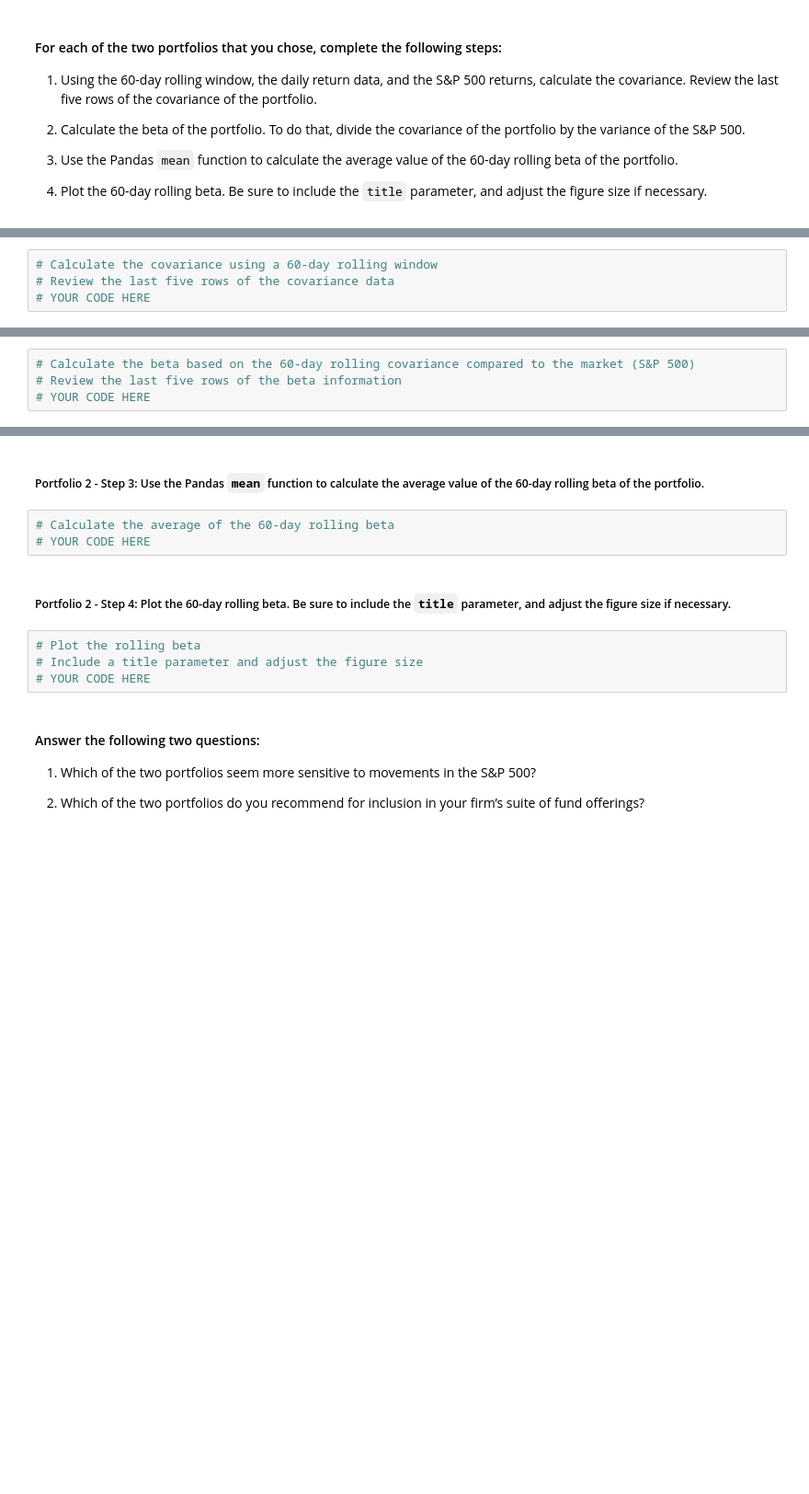
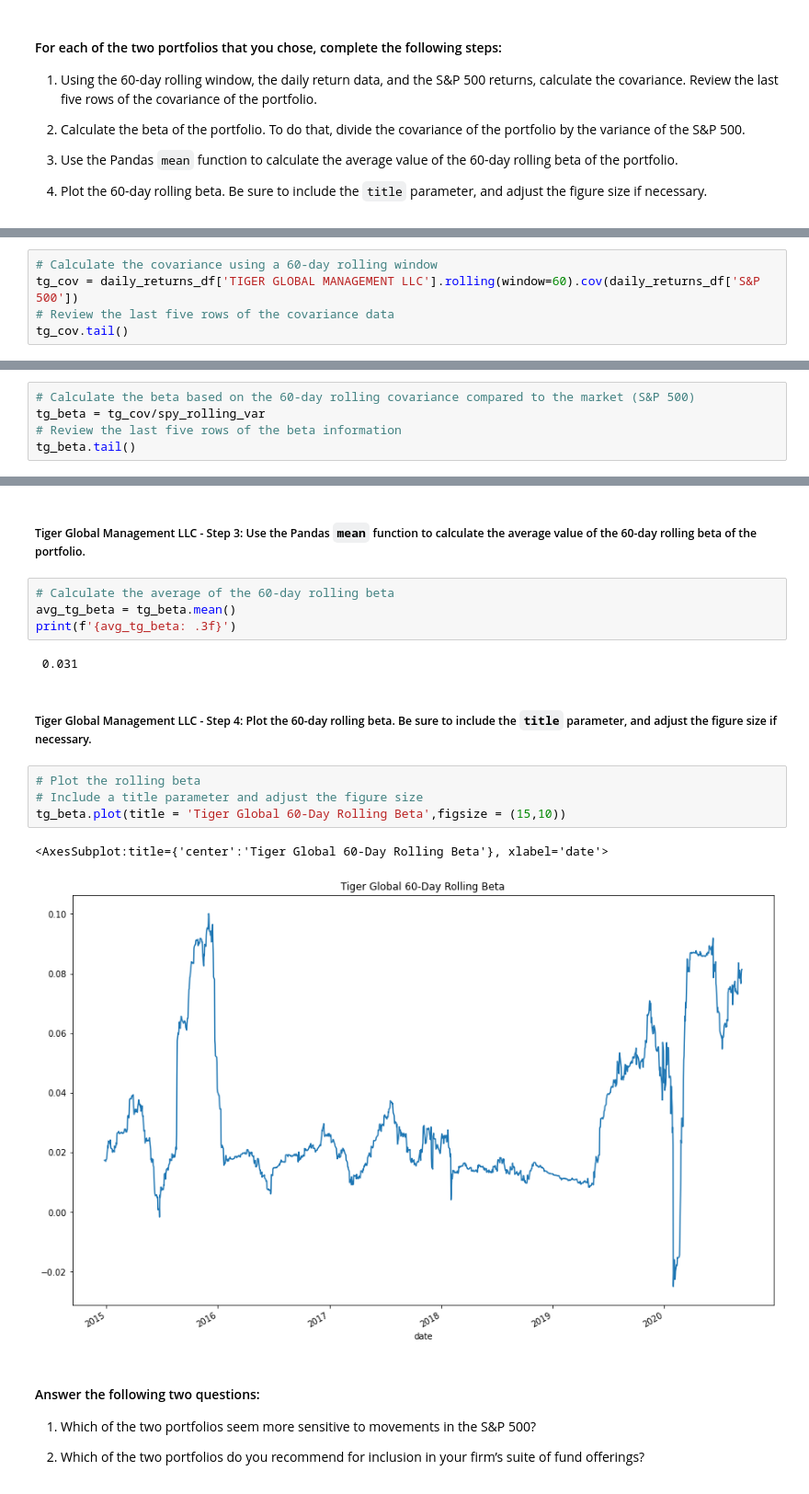
Before and after one commit to plefebvre1/module_4_challenge, a Jupyter notebook: risk_return_analysis.ipynb, the cells around one changed output, grey strips where cells are left out. Shown at 92% size. Saved outputs shown, nothing was run; the diff lists cells and outputs as text; blank space fills up the shorter version.

```diff
--- a/risk_return_analysis.ipynb
+++ b/risk_return_analysis.ipynb
@@ -397,4 +430,5 @@ Your analysis is nearing completion. Now, you need to evaluate how the portfolio
 # %%
 # Calculate the covariance using a 60-day rolling window
+tg_cov = daily_returns_df['TIGER GLOBAL MANAGEMENT LLC'].rolling(window=60).cov(daily_returns_df['S&P 500'])
 # Review the last five rows of the covariance data
-# YOUR CODE HERE
+tg_cov.tail()
@@ -403,4 +445,5 @@ Your analysis is nearing completion. Now, you need to evaluate how the portfolio
 # %%
 # Calculate the beta based on the 60-day rolling covariance compared to the market (S&P 500)
+tg_beta = tg_cov/spy_rolling_var
 # Review the last five rows of the beta information
-# YOUR CODE HERE
+tg_beta.tail()
@@ -407,14 +458,20 @@ Your analysis is nearing completion. Now, you need to evaluate how the portfolio
 # %% [markdown]
-##### Portfolio 2 - Step 3: Use the Pandas `mean` function to calculate the average value of the 60-day rolling beta of the portfolio.
+##### Tiger Global Management LLC - Step 3: Use the Pandas `mean` function to calculate the average value of the 60-day rolling beta of the portfolio.
 # %%
 # Calculate the average of the 60-day rolling beta
-# YOUR CODE HERE
+avg_tg_beta = tg_beta.mean()
+print(f'{avg_tg_beta: .3f}')
+# %% [output]
+ 0.031
 # %% [markdown]
-##### Portfolio 2 - Step 4: Plot the 60-day rolling beta. Be sure to include the `title` parameter, and adjust the figure size if necessary.
+##### Tiger Global Management LLC - Step 4: Plot the 60-day rolling beta. Be sure to include the `title` parameter, and adjust the figure size if necessary.
 # %%
 # Plot the rolling beta
 # Include a title parameter and adjust the figure size
-# YOUR CODE HERE
+tg_beta.plot(title = 'Tiger Global 60-Day Rolling Beta',figsize = (15,10))
+# %% [output]
+<AxesSubplot:title={'center':'Tiger Global 60-Day Rolling Beta'}, xlabel='date'>
+[figure, added]
 # %% [markdown]
 #### Answer the following two questions:
 
```
Also changed, not shown: parts of 15 cells of this notebook.
